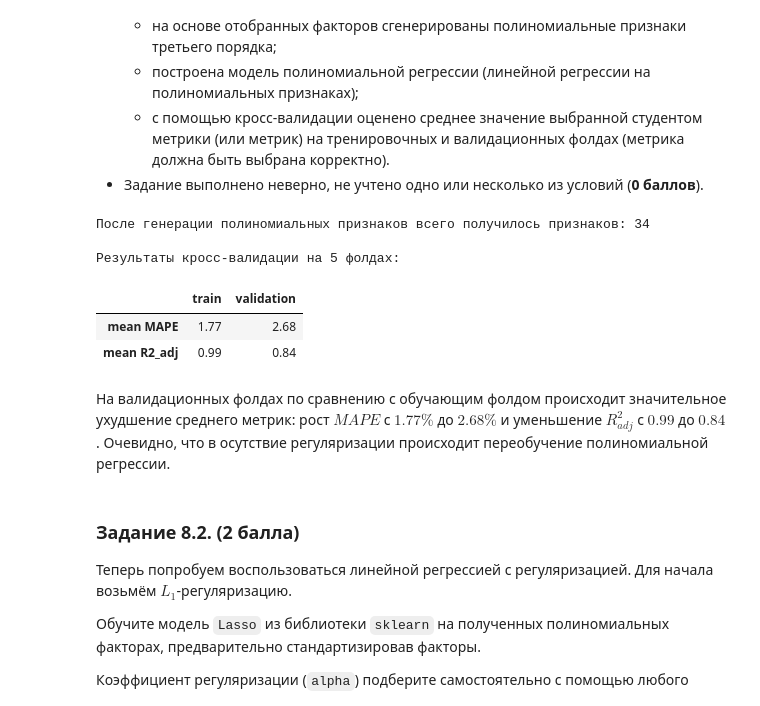
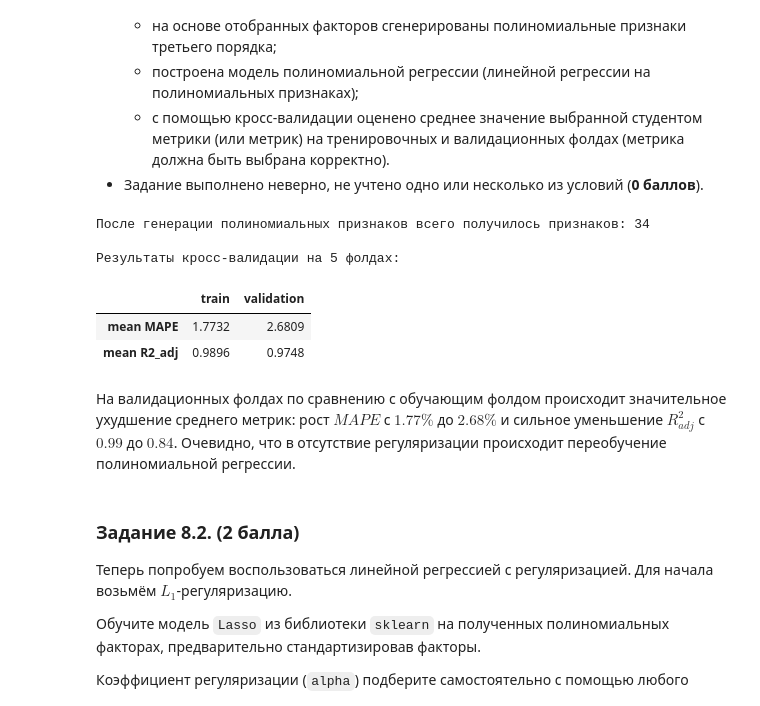
Before and after one commit to akitim/SkillFactory_current, a Jupyter notebook: MATH_ML_2_Практика_Акимкин.ipynb, the cells around one changed output. Saved outputs shown, nothing was run; the diff lists cells and outputs as text; code cells hidden in the pictures.

```diff
--- a/MATH_ML_2_Практика_Акимкин.ipynb
+++ b/MATH_ML_2_Практика_Акимкин.ipynb
@@ -629,40 +629,45 @@ linreg = LinearRegression()
 def R2_adj_scorer(estimator, X, y_true):
     n = X.shape[0] # кол-во наблюдений
     k = X.shape[1] # кол-во признаков
     y_pred = estimator.predict(X)
 
     # расчет метрики
     S_res = np.sum((y_pred - y_true) ** 2)
     S_tot = np.sum((np.mean(y_true) - y_true) ** 2)
 
-    return (1 - S_res / (n - k) / (S_tot / (n - 1)))
+    return 1 - S_res / (n - k) / (S_tot / (n - 1))
+    # return 1 - S_res / S_tot
 
 # оцениваем качество модели на кросс-валидации, метрики — MAPE и R2_adj
 cv_result = cross_validate(
     linreg, x_poly, y,
     scoring={'nMAPE':'neg_mean_absolute_percentage_error',
-             'R2_adj': R2_adj_scorer},
+            'R2_adj': 'r2'}, #R2_adj_scorer}, #'R2_adj_scorer
     cv=5, return_train_score=True
 )
 
 MAPE_cv_train, R2_adj_cv_train = \
 -np.mean(cv_result['train_nMAPE']) * 100, np.mean(cv_result['train_R2_adj'])
 MAPE_cv_test, R2_adj_cv_test = \
 -np.mean(cv_result['test_nMAPE']) * 100, np.mean(cv_result['test_R2_adj'])
 
 print('\nРезультаты кросс-валидации на 5 фолдах:')
 np.round(pd.DataFrame({'train': [MAPE_cv_train, R2_adj_cv_train],
               'validation': [MAPE_cv_test, R2_adj_cv_test]},
-             index = ['mean MAPE', 'mean R2_adj']), 2)
+             index = ['mean MAPE', 'mean R2_adj']), 4)
+
+#               train	validation
+# mean MAPE	    1.77	2.68
+# mean R2_adj	0.9869	0.8359
 # %% [output]
 После генерации полиномиальных признаков всего получилось признаков: 34
 
 Результаты кросс-валидации на 5 фолдах:
 |  | train | validation |
-| mean MAPE | 1.77 | 2.68 |
-| mean R2_adj | 0.99 | 0.84 |
+| mean MAPE | 1.7732 | 2.6809 |
+| mean R2_adj | 0.9896 | 0.9748 |
 # %% [markdown]
-На валидационных фолдах по сравнению с обучающим фолдом происходит  значительное ухудшение среднего метрик: рост $MAPE$ c $1.77\%$ до $2.68\%$ и уменьшение $R^2_{adj}$ c $0.99$ до $0.84$. Очевидно, что в осутствие регуляризации происходит переобучение полиномиальной регрессии.
+На валидационных фолдах по сравнению с обучающим фолдом происходит  значительное ухудшение среднего метрик: рост $MAPE$ c $1.77\%$ до $2.68\%$ и сильное уменьшение $R^2_{adj}$ c $0.99$ до $0.84$. Очевидно, что в отсутствие регуляризации происходит переобучение полиномиальной регрессии.
 # %% [markdown]
 ### Задание 8.2. (2 балла)
 
```
Also changed, not shown: parts of 1 cell of this notebook.
